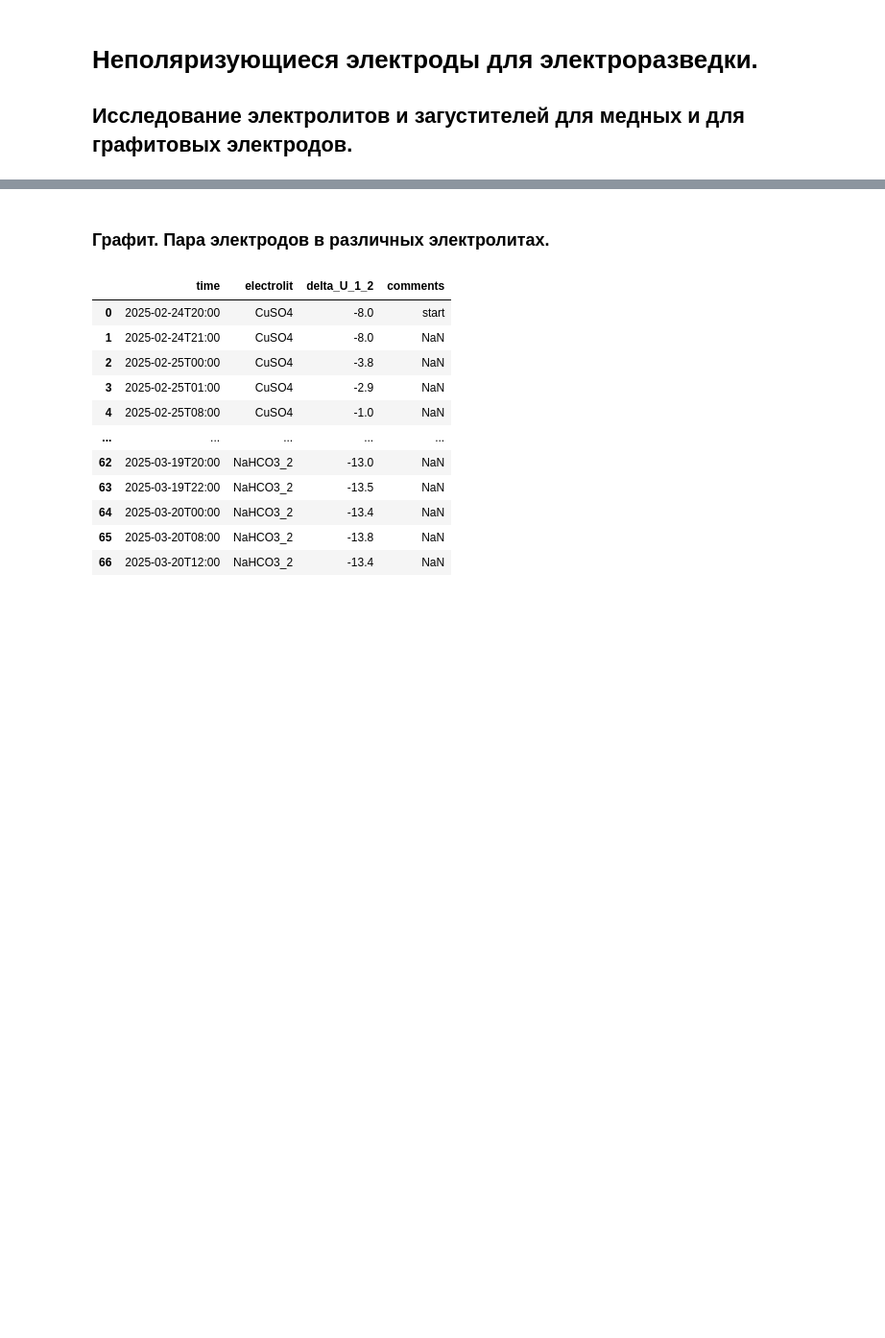
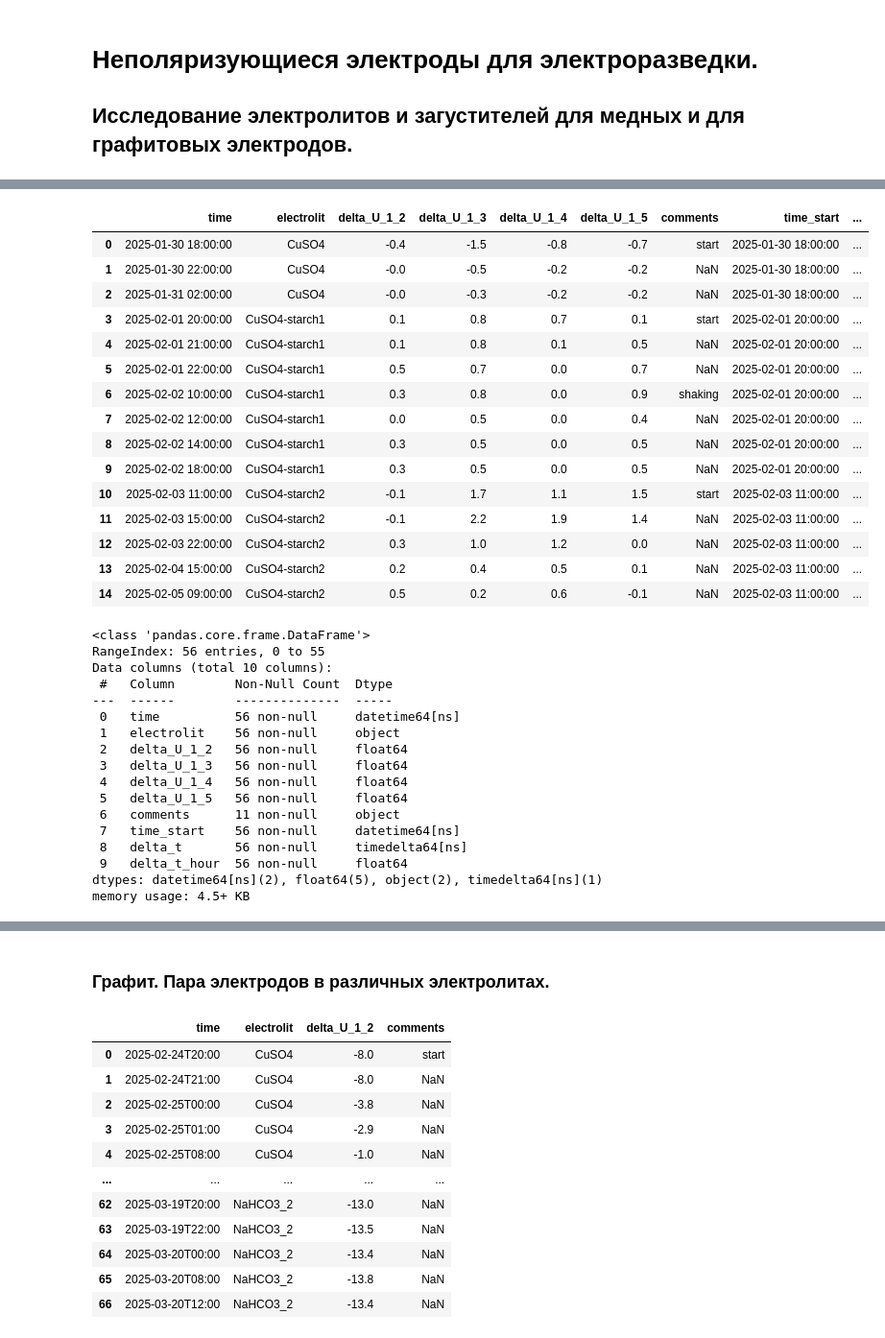
Before and after one commit to Kuyumba/electrodes, a Jupyter notebook: electrodes.ipynb, the cells around one changed output, grey strips where cells are left out. Shown at 96% size. Drawn from its saved outputs; the diff is of its cells as text; code cells hidden in the pictures; blank space fills up the shorter version.

```diff
--- a/electrodes.ipynb
+++ b/electrodes.ipynb
@@ -24,0 +67,10 @@ cu_cuso4 = pd.read_csv('cu_system01.csv')
+# %%
+# Меняем формат дат.
+cu01['time'] = pd.to_datetime(cu01['time'])
+print(cu01.info())
+
+# Задаём время начала экспериментов
+# Создаём вспомогательный датасет только со временами стартов
+cu_starts = cu01.query('comments == " start"')
+cu_starts.set_index('electrolit', inplace=True)
+print(cu_starts)
@@ -24,0 +95,11 @@ cu_cuso4 = pd.read_csv('cu_system01.csv')
+# %%
+
+
+# Функция извлечения времени по электролиту
+def time_start(electrolit):
+    tms = cu_starts.loc[electrolit, 'time']
+    return tms
+
+# Добавляем столбец с временем старта
+cu01['time_start'] = cu01['electrolit'].apply(time_start)
+display(cu01.head(15))
@@ -24,0 +123,43 @@ cu_cuso4 = pd.read_csv('cu_system01.csv')
+# %%
+# Считаем длительность эксперимента
+cu01['delta_t'] = (cu01['time'] - cu01['time_start'])
+
+#Переводим длительность эксперимента из timedelta в количество часов (float) (для графики)
+cu01['delta_t_hour'] = cu01['delta_t'] / pd.Timedelta("1h")
+
+display(cu01.head(15))
+cu01.info()
+# %% [output]
+|  | time | electrolit | delta_U_1_2 | delta_U_1_3 | delta_U_1_4 | delta_U_1_5 | comments | time_start | ... |
+| 0 | 2025-01-30 18:00:00 | CuSO4 | -0.4 | -1.5 | -0.8 | -0.7 | start | 2025-01-30 18:00:00 | ... |
+| 1 | 2025-01-30 22:00:00 | CuSO4 | -0.0 | -0.5 | -0.2 | -0.2 | NaN | 2025-01-30 18:00:00 | ... |
+| 2 | 2025-01-31 02:00:00 | CuSO4 | -0.0 | -0.3 | -0.2 | -0.2 | NaN | 2025-01-30 18:00:00 | ... |
+| 3 | 2025-02-01 20:00:00 | CuSO4-starch1 | 0.1 | 0.8 | 0.7 | 0.1 | start | 2025-02-01 20:00:00 | ... |
+| 4 | 2025-02-01 21:00:00 | CuSO4-starch1 | 0.1 | 0.8 | 0.1 | 0.5 | NaN | 2025-02-01 20:00:00 | ... |
+| 5 | 2025-02-01 22:00:00 | CuSO4-starch1 | 0.5 | 0.7 | 0.0 | 0.7 | NaN | 2025-02-01 20:00:00 | ... |
+| 6 | 2025-02-02 10:00:00 | CuSO4-starch1 | 0.3 | 0.8 | 0.0 | 0.9 | shaking | 2025-02-01 20:00:00 | ... |
+| 7 | 2025-02-02 12:00:00 | CuSO4-starch1 | 0.0 | 0.5 | 0.0 | 0.4 | NaN | 2025-02-01 20:00:00 | ... |
+| 8 | 2025-02-02 14:00:00 | CuSO4-starch1 | 0.3 | 0.5 | 0.0 | 0.5 | NaN | 2025-02-01 20:00:00 | ... |
+| 9 | 2025-02-02 18:00:00 | CuSO4-starch1 | 0.3 | 0.5 | 0.0 | 0.5 | NaN | 2025-02-01 20:00:00 | ... |
+| 10 | 2025-02-03 11:00:00 | CuSO4-starch2 | -0.1 | 1.7 | 1.1 | 1.5 | start | 2025-02-03 11:00:00 | ... |
+| 11 | 2025-02-03 15:00:00 | CuSO4-starch2 | -0.1 | 2.2 | 1.9 | 1.4 | NaN | 2025-02-03 11:00:00 | ... |
+| 12 | 2025-02-03 22:00:00 | CuSO4-starch2 | 0.3 | 1.0 | 1.2 | 0.0 | NaN | 2025-02-03 11:00:00 | ... |
+| 13 | 2025-02-04 15:00:00 | CuSO4-starch2 | 0.2 | 0.4 | 0.5 | 0.1 | NaN | 2025-02-03 11:00:00 | ... |
+| 14 | 2025-02-05 09:00:00 | CuSO4-starch2 | 0.5 | 0.2 | 0.6 | -0.1 | NaN | 2025-02-03 11:00:00 | ... |
+<class 'pandas.core.frame.DataFrame'>
+RangeIndex: 56 entries, 0 to 55
+Data columns (total 10 columns):
+ #   Column        Non-Null Count  Dtype
+---  ------        --------------  -----
+ 0   time          56 non-null     datetime64[ns]
+ 1   electrolit    56 non-null     object
+ 2   delta_U_1_2   56 non-null     float64
+ 3   delta_U_1_3   56 non-null     float64
+ 4   delta_U_1_4   56 non-null     float64
+ 5   delta_U_1_5   56 non-null     float64
+ 6   comments      11 non-null     object
+ 7   time_start    56 non-null     datetime64[ns]
+ 8   delta_t       56 non-null     timedelta64[ns]
+ 9   delta_t_hour  56 non-null     float64
+dtypes: datetime64[ns](2), float64(5), object(2), timedelta64[ns](1)
+memory usage: 4.5+ KB
```
Also changed, not shown: parts of 9 cells of this notebook, 1 other file.
